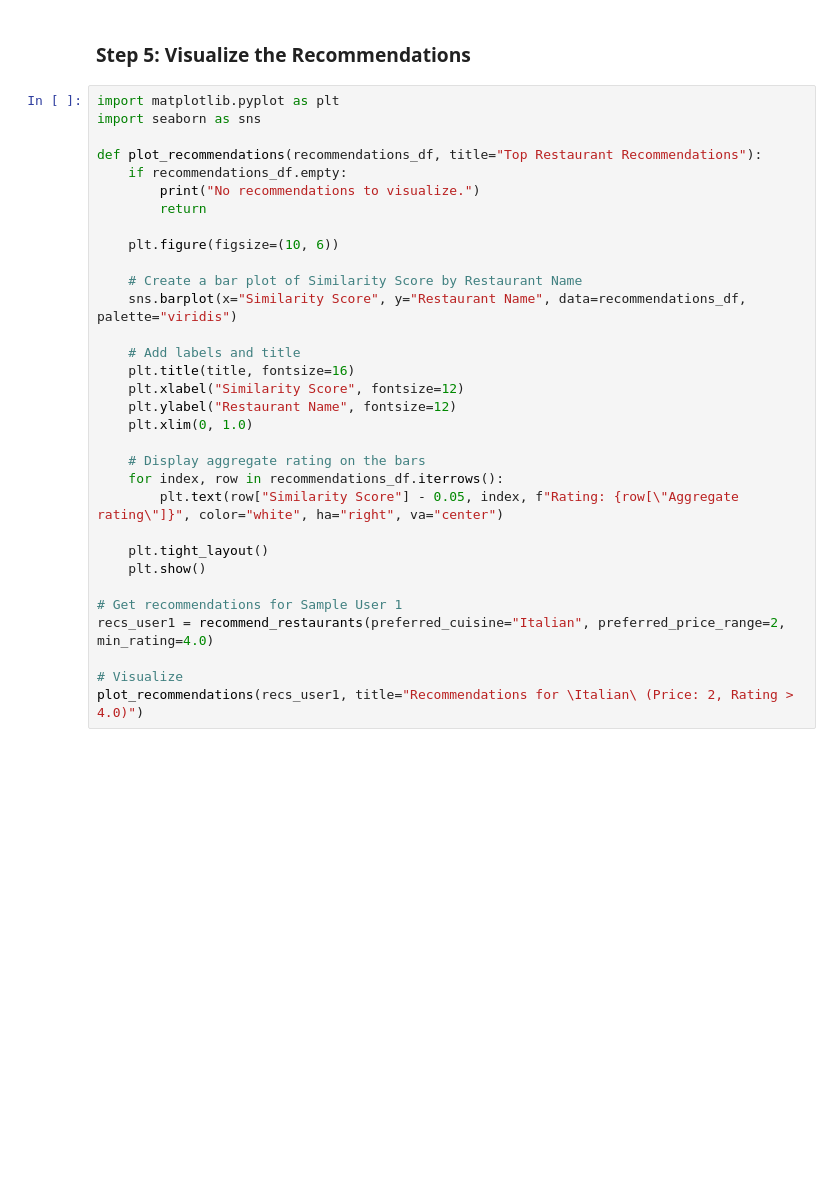
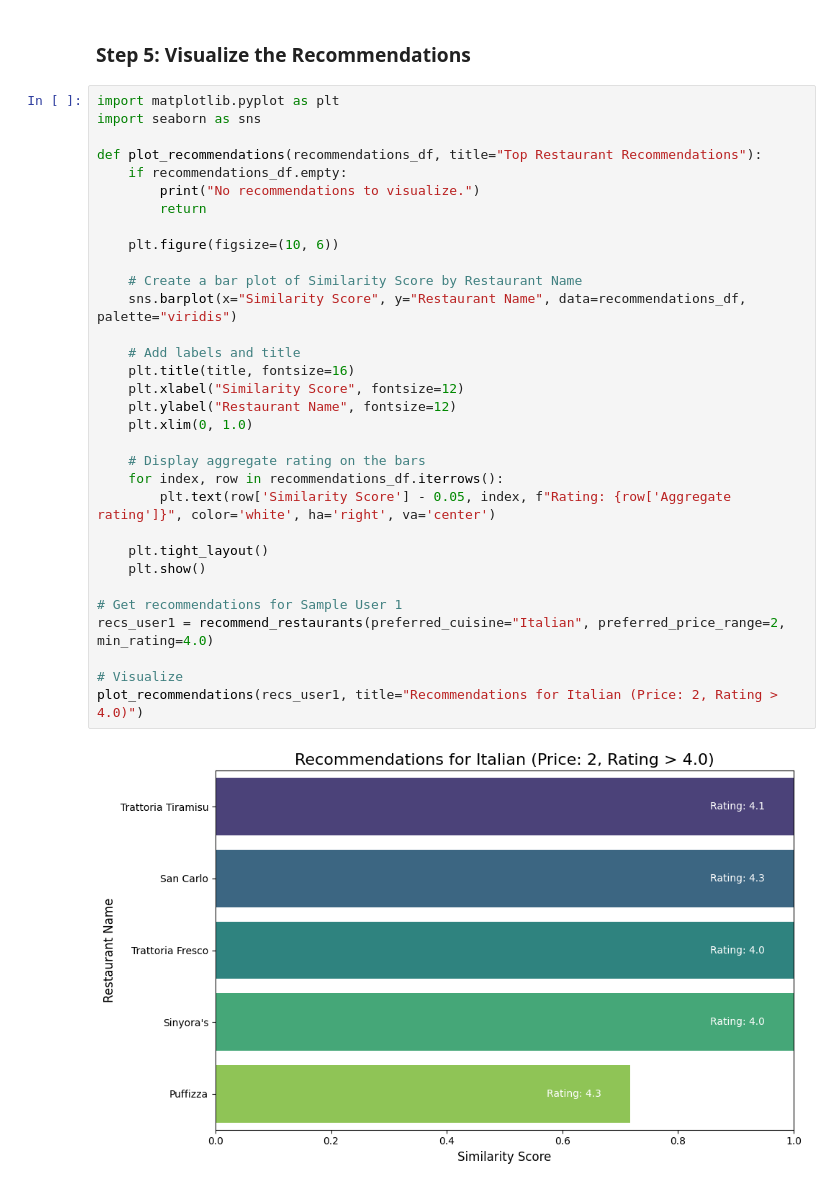
Before and after one commit to KeyZama10/Cognify, a Jupyter notebook: Task2Cognify.ipynb, the cells around one changed output. Drawn from its saved outputs; the diff is of its cells as text; blank space fills up the shorter version.

Commit message:
Execute notebook to embed visualization output inline

```diff
--- a/Task2Cognify.ipynb
+++ b/Task2Cognify.ipynb
@@ -102,32 +129,34 @@ display(recommend_restaurants(preferred_cuisine="Japanese, Sushi", preferred_pri
 # %%
 import matplotlib.pyplot as plt
 import seaborn as sns
 
 def plot_recommendations(recommendations_df, title="Top Restaurant Recommendations"):
     if recommendations_df.empty:
         print("No recommendations to visualize.")
         return
 
     plt.figure(figsize=(10, 6))
 
     # Create a bar plot of Similarity Score by Restaurant Name
     sns.barplot(x="Similarity Score", y="Restaurant Name", data=recommendations_df, palette="viridis")
 
     # Add labels and title
     plt.title(title, fontsize=16)
     plt.xlabel("Similarity Score", fontsize=12)
     plt.ylabel("Restaurant Name", fontsize=12)
     plt.xlim(0, 1.0)
 
     # Display aggregate rating on the bars
     for index, row in recommendations_df.iterrows():
-        plt.text(row["Similarity Score"] - 0.05, index, f"Rating: {row[\"Aggregate rating\"]}", color="white", ha="right", va="center")
+        plt.text(row['Similarity Score'] - 0.05, index, f"Rating: {row['Aggregate rating']}", color='white', ha='right', va='center')
 
     plt.tight_layout()
     plt.show()
 
 # Get recommendations for Sample User 1
 recs_user1 = recommend_restaurants(preferred_cuisine="Italian", preferred_price_range=2, min_rating=4.0)
 
 # Visualize
-plot_recommendations(recs_user1, title="Recommendations for \Italian\ (Price: 2, Rating > 4.0)")
+plot_recommendations(recs_user1, title="Recommendations for Italian (Price: 2, Rating > 4.0)")
+# %% [output]
+[figure, added]
```
Also changed, not shown: parts of 3 cells of this notebook.
